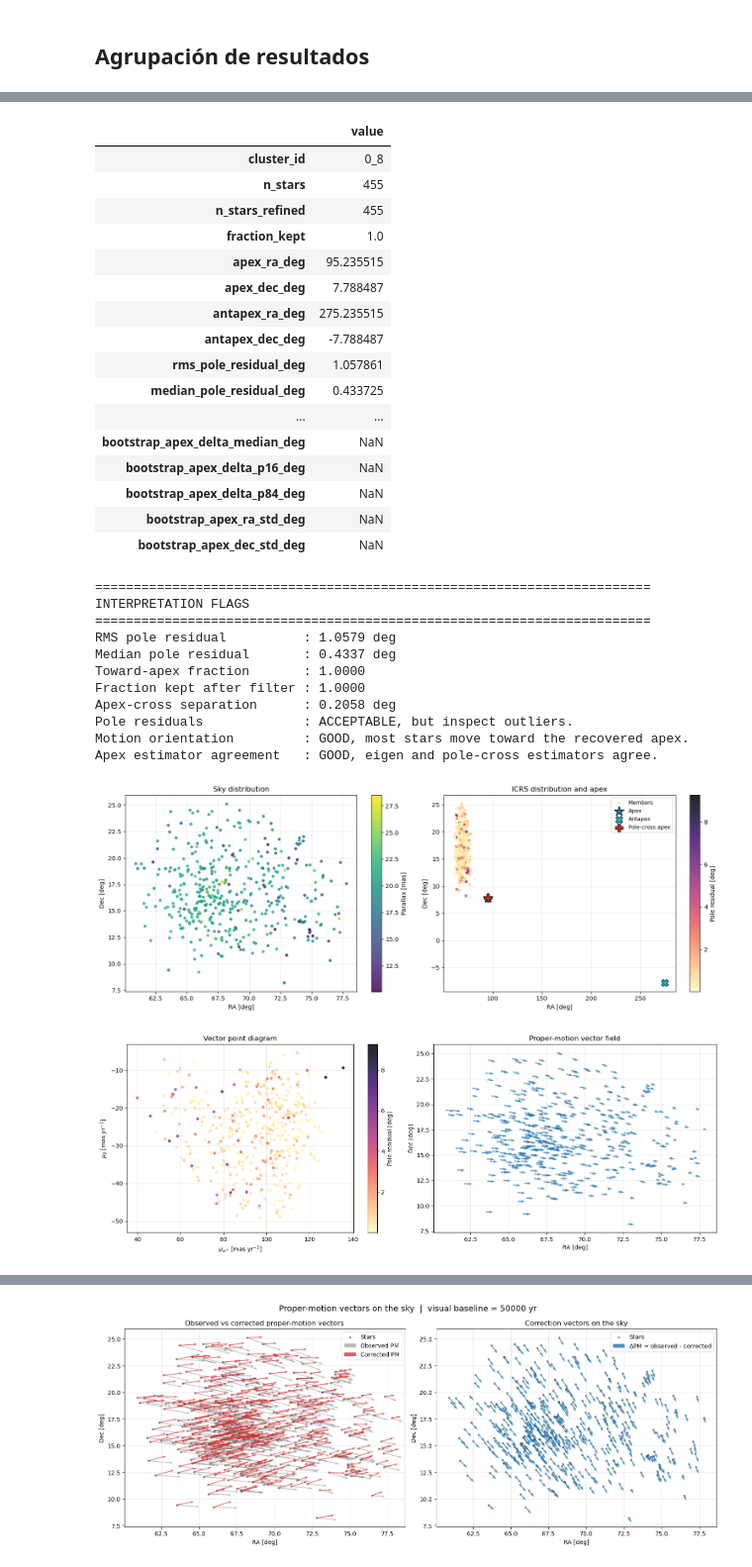
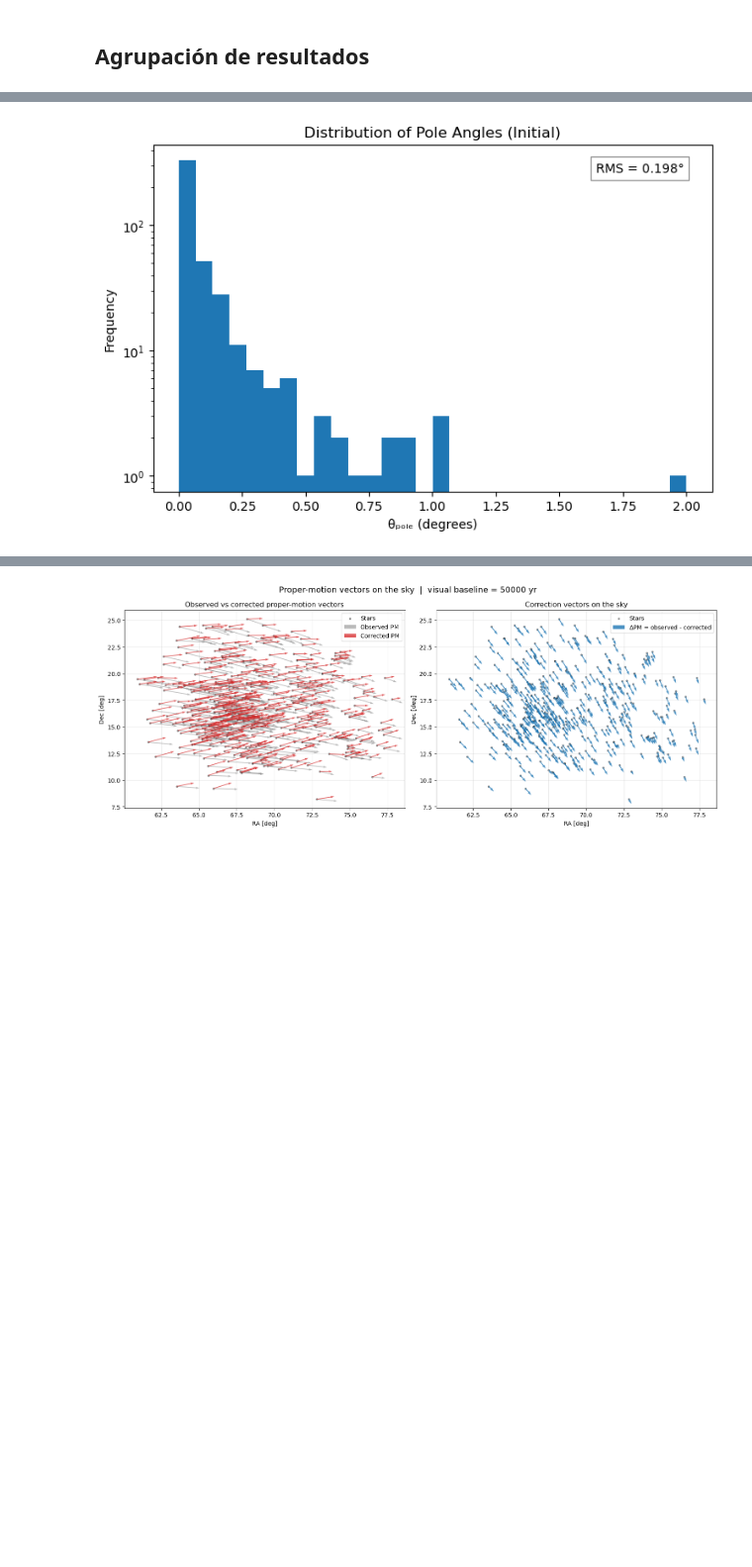
Before and after one commit to nicolasbojacarojas/clusterization_project, a Jupyter notebook: dev/pasantia/simulation_comparison/comparison.ipynb, the cells around one changed output, grey strips where cells are left out. Shown at 99% size. Drawn from its saved outputs; the diff is of its cells as text; code cells hidden in the pictures; blank space fills up the shorter version.

Commit message:
inclusion de más métricas del apex

```diff
--- a/dev/pasantia/simulation_comparison/comparison.ipynb
+++ b/dev/pasantia/simulation_comparison/comparison.ipynb
@@ -860,3 +830,21 @@ df_results[["type","n_stars","true_apex_ra_deg","true_apex_dec_deg","apex_initia
 | 13 | Hy_ss classic | 455 | 97.890000 | 6.610000 | 95.235515 | 7.788487 | ... |
 | 14 | Hy_ss classic corrected | 455 | 97.890000 | 6.610000 | 98.487152 | 22.558369 | ... |
 | 15 | Hy_ss classic solar | 455 | 227.796286 | -23.690318 | 267.058285 | 23.096548 | ... |
+# %%
+result_hyades_sintetico_error_alld["cluster_result"]["data_refined"]["theta_times_sin_lambda"] = result_hyades_sintetico_error_alld["cluster_result"]["data_refined"]["sin_lambda_refined"]*result_hyades_sintetico_error_alld["cluster_result"]["data_refined"]["theta_pole_axis_refined_deg"]
+result_hyades_sintetico_error_alld["cluster_result"]["data_refined"]["theta_times_cos_lambda"] = result_hyades_sintetico_error_alld["cluster_result"]["data_refined"]["cos_lambda_refined"]*result_hyades_sintetico_error_alld["cluster_result"]["data_refined"]["theta_pole_axis_refined_deg"]
+result_hyades_sintetico_error_alld["cluster_result"]["data_refined"]["arc_sin_sin_theta_times_sin_lambda"] = np.arcsin(np.sin(result_hyades_sintetico_error_alld["cluster_result"]["data_refined"]["theta_pole_refined_deg"]*180/np.pi) * result_hyades_sintetico_error_alld["cluster_result"]["data_refined"]["sin_lambda_refined"])
+result_hyades_sintetico_error_alld["cluster_result"]["data_refined"]["sin_theta_times_sin_lambda"] = np.sin(result_hyades_sintetico_error_alld["cluster_result"]["data_refined"]["theta_pole_refined_deg"]*180/np.pi) * result_hyades_sintetico_error_alld["cluster_result"]["data_refined"]["sin_lambda_refined"]
+x = result_hyades_sintetico_error_alld["cluster_result"]["data_refined"]["sin_lambda_refined"]
+y = result_hyades_sintetico_error_alld["cluster_result"]["data_refined"]["theta_times_sin_lambda"]
+
+mask = np.isfinite(x) & np.isfinite(y)
+
+plt.figure(figsize=(7, 5))
+plt.scatter(x[mask], y[mask], s=20, alpha=0.7)
+
+plt.xlabel(r"Median $\sin(\lambda)$ refined")
+plt.ylabel(r"$\theta_{\rm RMS} \times \sin(\lambda)$ [deg]")
+plt.title("Theta corregida aproximadamente por geometría")
+plt.grid(alpha=0.3)
+plt.show()
@@ -863,6 +853,31 @@ df_results[["type","n_stars","true_apex_ra_deg","true_apex_dec_deg","apex_initia
 # %%
-summary_df, df_diag, boot_df = show_cluster_validation_products_icrs(
-    result_hyades_classic["cluster_result"],
-    bootstrap_n=500,
+# Variable a graficar
+theta = result_hyades_sintetico_error_alld["cluster_result"]["data_initial"]["theta_pole_initial_deg"]
+
+# Quitar NaN si existen
+theta = np.asarray(theta)
+theta = theta[~np.isnan(theta)]
+
+# Calcular RMS
+rms_theta = np.sqrt(np.mean(theta**2))
+
+# Graficar
+plt.figure(figsize=(8, 5))
+plt.hist(theta, bins=30)
+
+plt.xlabel("θₚₒₗₑ (degrees)")
+plt.ylabel("Frequency")
+plt.title("Distribution of Pole Angles (Initial)")
+
+# Mostrar RMS en la gráfica
+plt.text(
+    0.95, 0.95,
+    f"RMS = {rms_theta:.3f}°",
+    transform=plt.gca().transAxes,
+    ha="right",
+    va="top",
+    bbox=dict(facecolor="white", alpha=0.8, edgecolor="gray")
 )
+plt.yscale("log")
+plt.show()
 # %% [output]
@@ -872,30 +884 @@ CLUSTER VALIDATION SUMMARY — ICRS / Gaia
-|  | value |
-| cluster_id | 0_8 |
-| n_stars | 455 |
-| n_stars_refined | 455 |
-| fraction_kept | 1.0 |
-| apex_ra_deg | 95.235515 |
-| apex_dec_deg | 7.788487 |
-| antapex_ra_deg | 275.235515 |
-| antapex_dec_deg | -7.788487 |
-| rms_pole_residual_deg | 1.057861 |
-| median_pole_residual_deg | 0.433725 |
-| ... | ... |
-| bootstrap_apex_delta_median_deg | NaN |
-| bootstrap_apex_delta_p16_deg | NaN |
-| bootstrap_apex_delta_p84_deg | NaN |
-| bootstrap_apex_ra_std_deg | NaN |
-| bootstrap_apex_dec_std_deg | NaN |
-========================================================================
-INTERPRETATION FLAGS
-========================================================================
-RMS pole residual          : 1.0579 deg
-Median pole residual       : 0.4337 deg
-Toward-apex fraction       : 1.0000
-Fraction kept after filter : 1.0000
-Apex-cross separation      : 0.2058 deg
-Pole residuals             : ACCEPTABLE, but inspect outliers.
-Motion orientation         : GOOD, most stars move toward the recovered apex.
-Apex estimator agreement   : GOOD, eigen and pole-cross estimators agree.
-[figure, old version]
+[figure, new version]
-[figure, removed]
```
Also changed, not shown: parts of 19 cells of this notebook, 10 other files.
